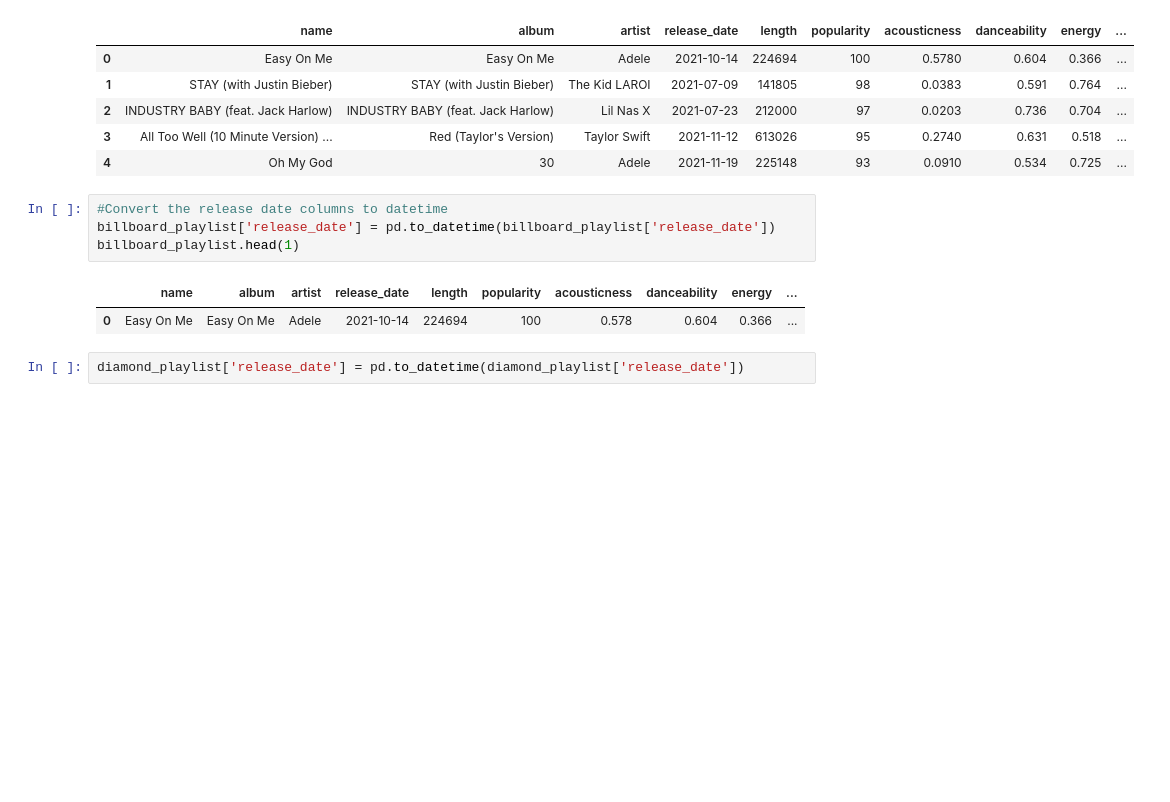
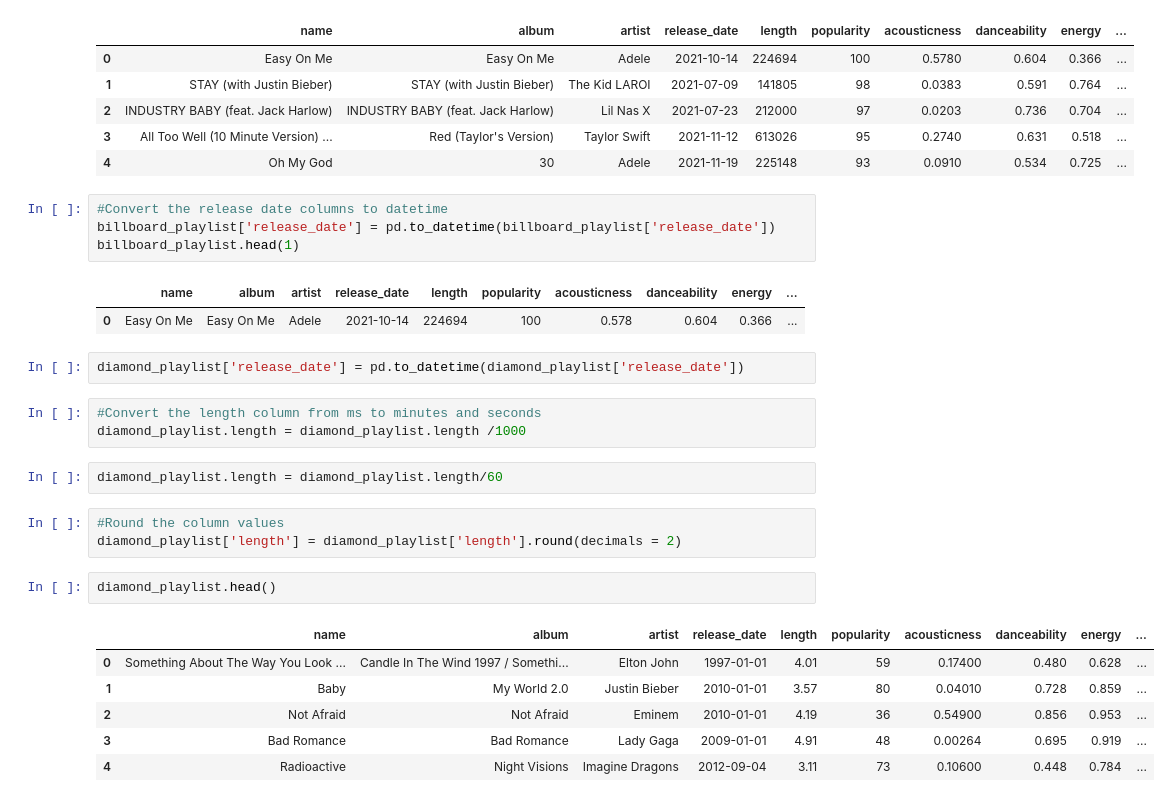
Before and after one commit to tomleewise/capstone, a Jupyter notebook: capstone_ver2.ipynb, the cells around one changed output. Cells and saved outputs as stored; diff of their text form; blank space fills up the shorter version.

```diff
--- a/capstone_ver2.ipynb
+++ b/capstone_ver2.ipynb
@@ -467,3 +467,20 @@ billboard_playlist.head(1)
 | 0 | Easy On Me | Easy On Me | Adele | 2021-10-14 | 224694 | 100 | 0.578 | 0.604 | 0.366 | ... |
 # %%
 diamond_playlist['release_date'] = pd.to_datetime(diamond_playlist['release_date'])
+# %%
+#Convert the length column from ms to minutes and seconds
+diamond_playlist.length = diamond_playlist.length /1000
+# %%
+diamond_playlist.length = diamond_playlist.length/60
+# %%
+#Round the column values
+diamond_playlist['length'] = diamond_playlist['length'].round(decimals = 2)
+# %%
+diamond_playlist.head()
+# %% [output]
+|  | name | album | artist | release_date | length | popularity | acousticness | danceability | energy | ... |
+| 0 | Something About The Way You Look ... | Candle In The Wind 1997 / Somethi... | Elton John | 1997-01-01 | 4.01 | 59 | 0.17400 | 0.480 | 0.628 | ... |
+| 1 | Baby | My World 2.0 | Justin Bieber | 2010-01-01 | 3.57 | 80 | 0.04010 | 0.728 | 0.859 | ... |
+| 2 | Not Afraid | Not Afraid | Eminem | 2010-01-01 | 4.19 | 36 | 0.54900 | 0.856 | 0.953 | ... |
+| 3 | Bad Romance | Bad Romance | Lady Gaga | 2009-01-01 | 4.91 | 48 | 0.00264 | 0.695 | 0.919 | ... |
+| 4 | Radioactive | Night Visions | Imagine Dragons | 2012-09-04 | 3.11 | 73 | 0.10600 | 0.448 | 0.784 | ... |
```
